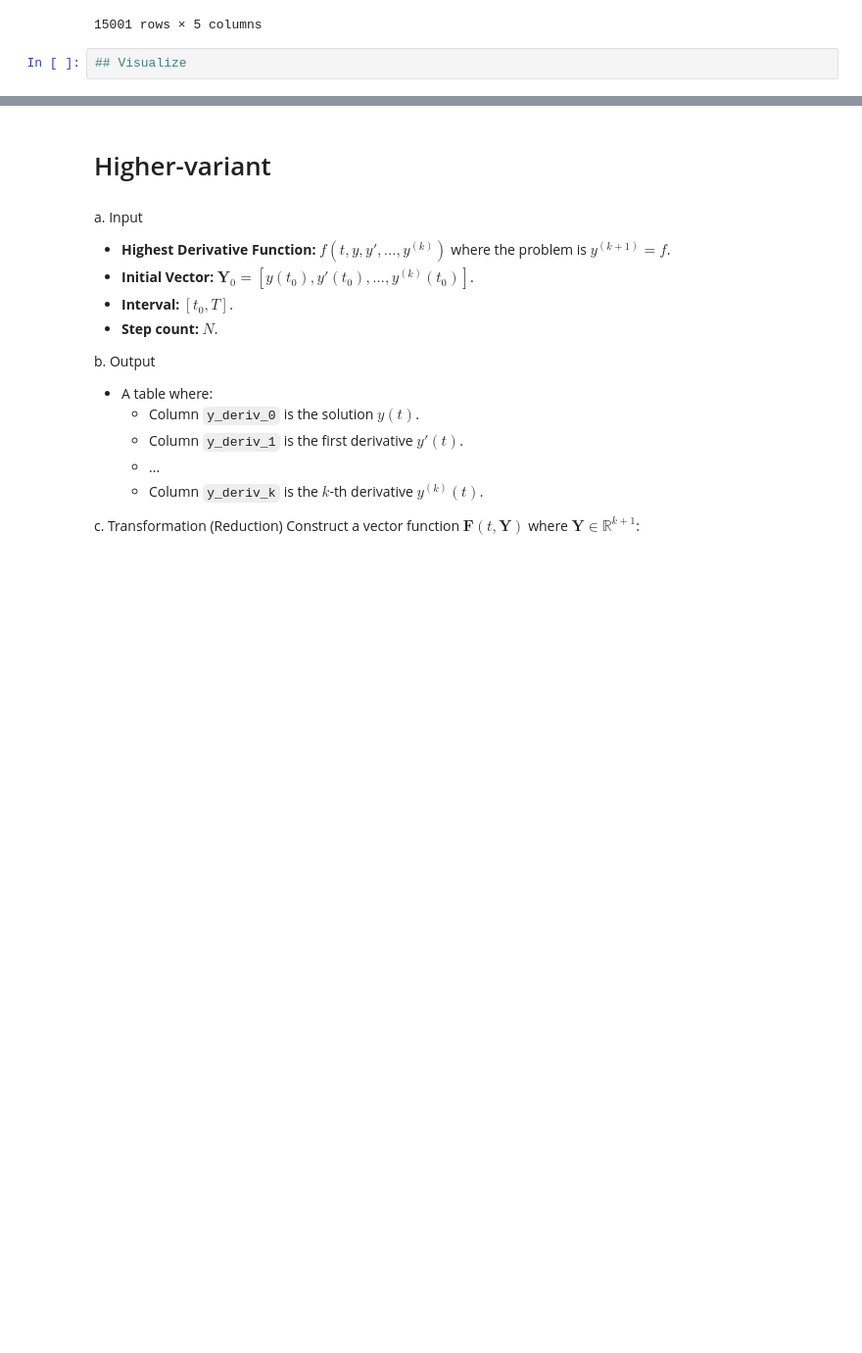
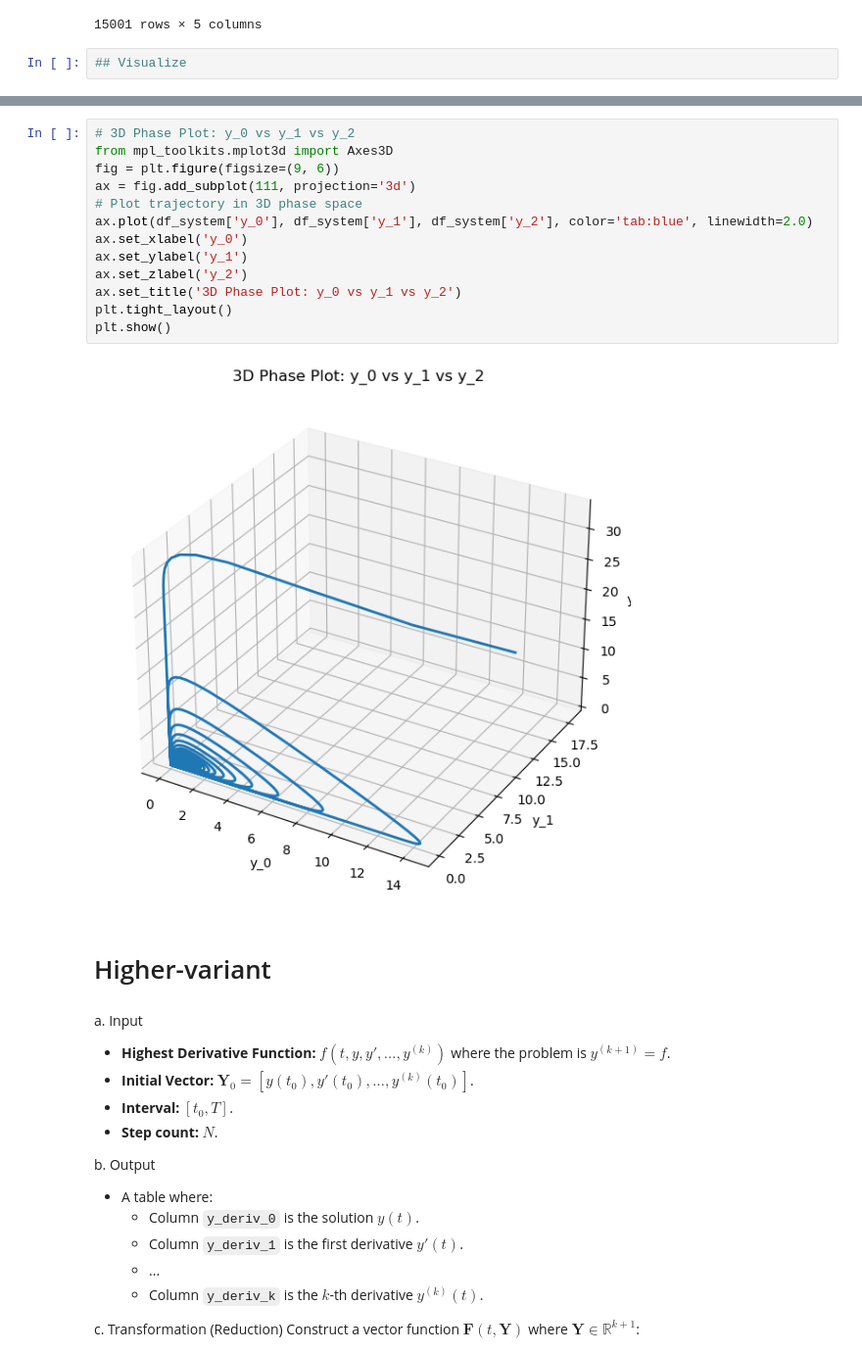
Before and after one commit to k1m1nonawa4869/FaMI304x-Numerical-Analysis, a Jupyter notebook: Week8-Differential/pp1c_CauchyHeun.ipynb, the cells around one changed output, grey strips where cells are left out. Shown at 98% size. Saved outputs shown, nothing was run; the diff lists cells and outputs as text; blank space fills up the shorter version.

```diff
--- a/Week8-Differential/pp1c_CauchyHeun.ipynb
+++ b/Week8-Differential/pp1c_CauchyHeun.ipynb
@@ -193,3 +193,18 @@ plot_solver_result(df_system, mode=1, col1='x', col2='y_0')
+# %%
+# 3D Phase Plot: y_0 vs y_1 vs y_2
+from mpl_toolkits.mplot3d import Axes3D
+fig = plt.figure(figsize=(9, 6))
+ax = fig.add_subplot(111, projection='3d')
+# Plot trajectory in 3D phase space
+ax.plot(df_system['y_0'], df_system['y_1'], df_system['y_2'], color='tab:blue', linewidth=2.0)
+ax.set_xlabel('y_0')
+ax.set_ylabel('y_1')
+ax.set_zlabel('y_2')
+ax.set_title('3D Phase Plot: y_0 vs y_1 vs y_2')
+plt.tight_layout()
+plt.show()
+# %% [output]
+[figure, added]
 # %% [markdown]
 # Higher-variant
 # %% [markdown]
```
Also changed, not shown: parts of 2 cells of this notebook, 2 other files.
